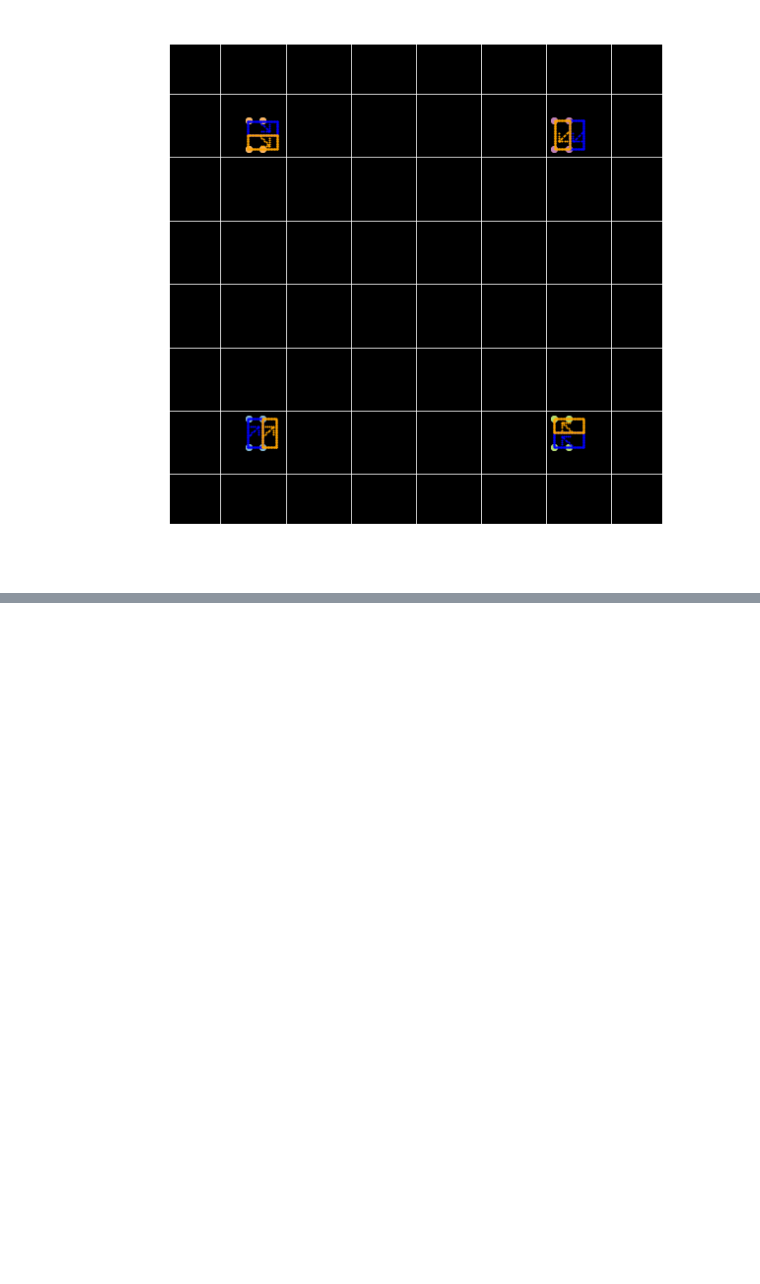
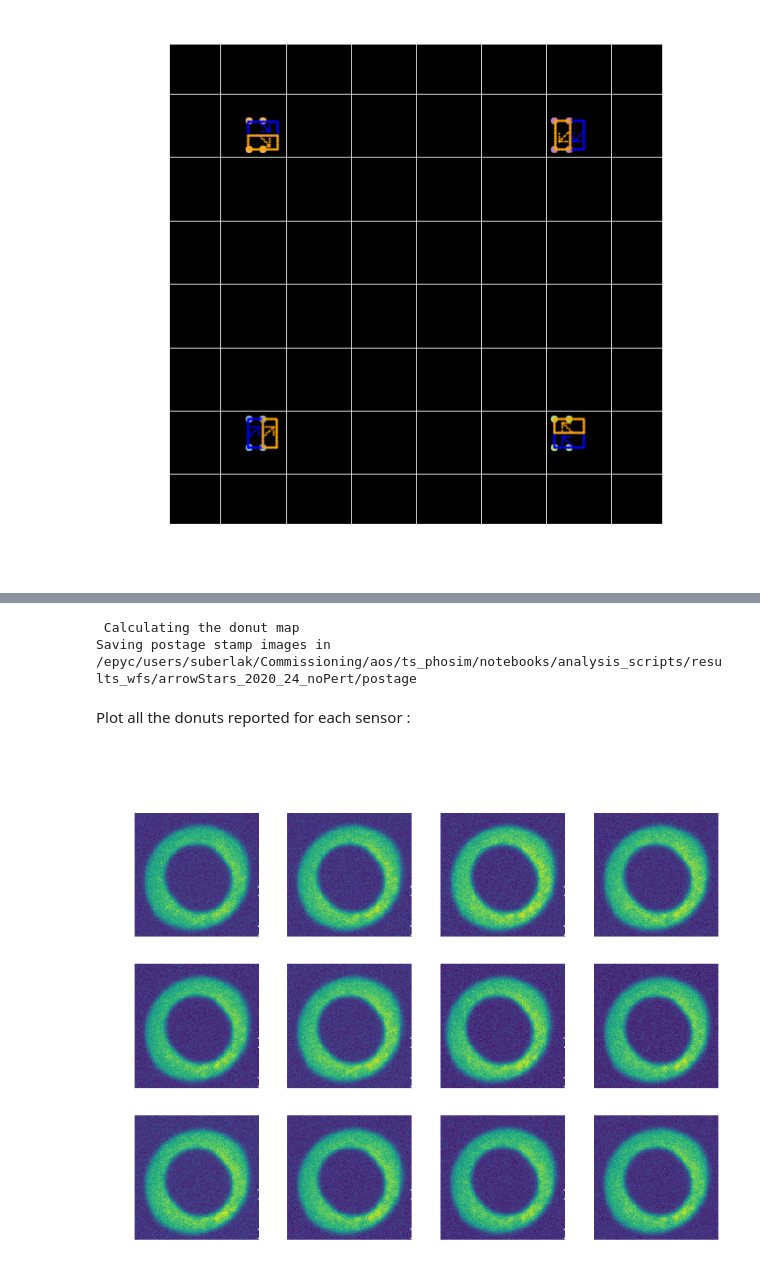
Before and after one commit to lsst-ts/ts_phosim, a Jupyter notebook: notebooks/analysis_notebooks/postISR_corner_WFS_debug_WCS.ipynb, the cells around one changed output, grey strips where cells are left out. Drawn from its saved outputs; the diff is of its cells as text; code cells hidden in the pictures; blank space fills up the shorter version.

```diff
--- a/notebooks/analysis_notebooks/postISR_corner_WFS_debug_WCS.ipynb
+++ b/notebooks/analysis_notebooks/postISR_corner_WFS_debug_WCS.ipynb
@@ -493,0 +642,11 @@ True
+# %%
+donut_map = wep_calc.wepCntlr.getDonutMap(neighborStarMap, isrImgMap, FilterType.REF,
+                                          doDeblending=run_deblender, postageImg=save_postage_stamps,
+                                          postageImgDir=postage_img_dir, verbose=False)
+# %% [output]
+ Calculating the donut map
+Saving postage stamp images in /epyc/users/suberlak/Commissioning/aos/ts_phosim/notebooks/analysis_scripts/results_wfs/arrowStars_2020_24_noPert/postage
+# %% [markdown]
+Plot all the donuts reported for each sensor :
+# %%
+sensors = list(donut_map.keys())
@@ -493,0 +655,28 @@ True
+# %%
+sensor = sensors[4]#'R:0,0 S:2,2,A'
+
+Ndonuts = len(donut_map[sensor])
+Ncol = 4
+# if there is no remainder
+Nrow = Ndonuts // Ncol # integer division , eg. 18 // 4  = 4
+# if remainder in division, add extra row , eg. 18 % 4 = 2
+if Ndonuts % Ncol > 0 :
+    Nrow += 1
+fig,axs = plt.subplots(Nrow,Ncol,figsize=(Ncol*3,Nrow*3))
+ax = np.ravel(axs)
+
+i = 0
+sensorName = '%s ,'%sensor
+for donut in donut_map[sensor]:
+    if sensor.endswith('A'):
+        ax[i].imshow(donut.getIntraImg())
+        focal ='intra-focal'
+    elif sensor.endswith('B'):
+        ax[i].imshow(donut.getExtraImg())
+        focal ='extra-focal'
+    i += 1
+fig.suptitle(sensorName+' ' +focal, fontsize=20)
+fname = 'wfs_arrows_%s_%s.png'%(abbrevDetectorName(sensor),focal)
+plt.savefig(fname, dpi=100, bbox_inches='tight')
+# %% [output]
+[figure, added]
```
Also changed, not shown: parts of 78 cells of this notebook.
